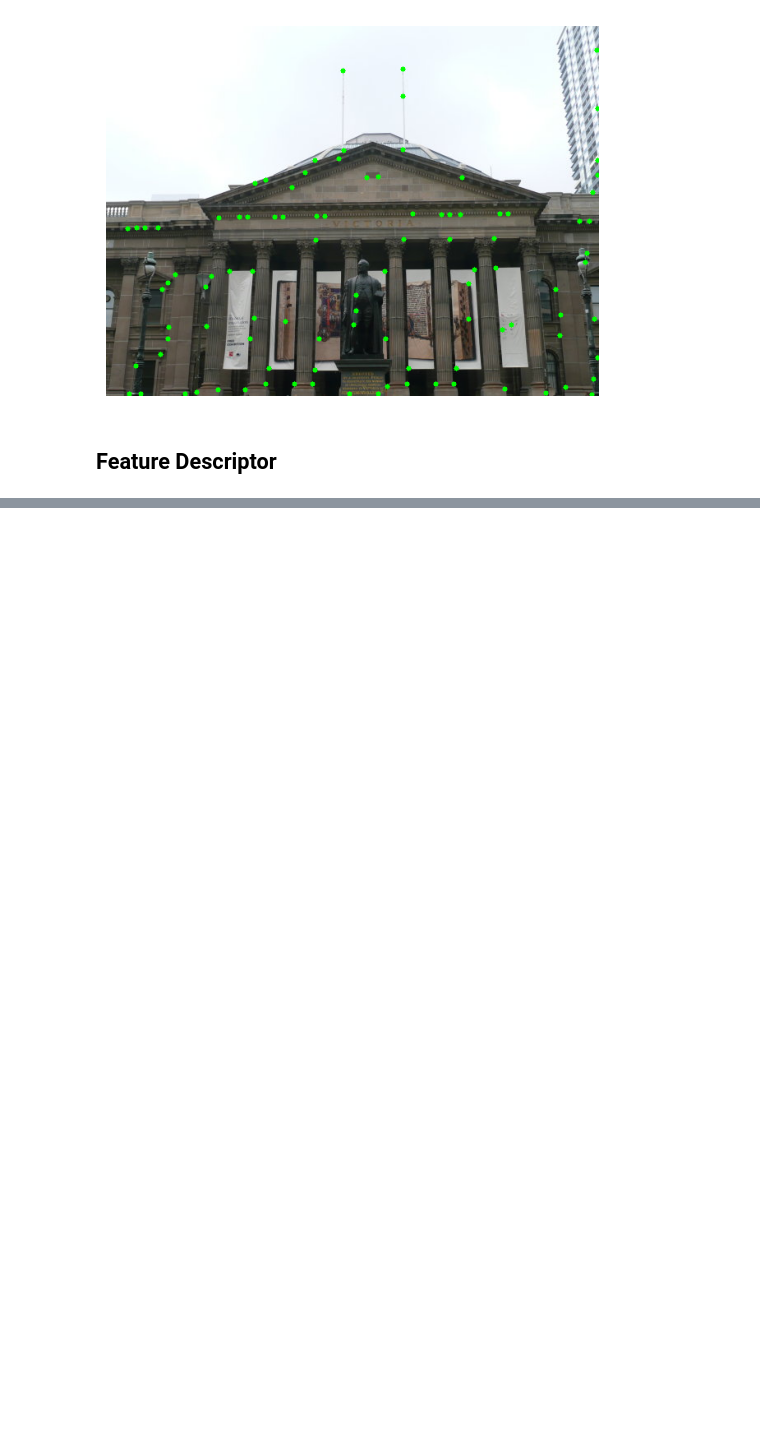
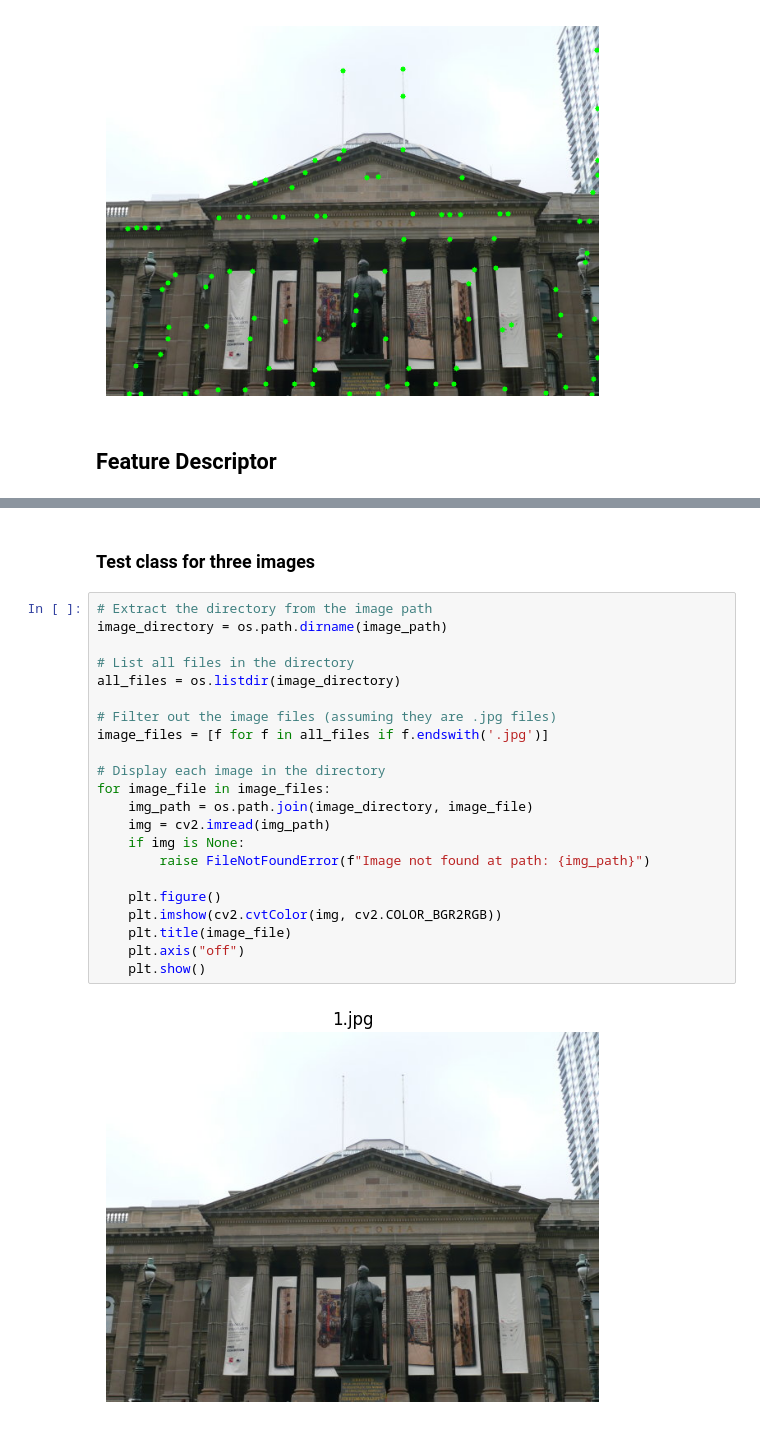
Before and after one commit to neehalsharrma/RBE549-S25-S01, a Jupyter notebook: hw1-myautopano/Phase1/Code/feature_generator.ipynb, the cells around one changed output, grey strips where cells are left out. Saved outputs shown, nothing was run; the diff lists cells and outputs as text; blank space fills up the shorter version.

```diff
--- a/hw1-myautopano/Phase1/Code/feature_generator.ipynb
+++ b/hw1-myautopano/Phase1/Code/feature_generator.ipynb
@@ -223,0 +350,26 @@ Feature Descriptor Shape: (100, 64, 1)
+# %% [markdown]
+### Test class for three images
+# %%
+# Extract the directory from the image path
+image_directory = os.path.dirname(image_path)
+
+# List all files in the directory
+all_files = os.listdir(image_directory)
+
+# Filter out the image files (assuming they are .jpg files)
+image_files = [f for f in all_files if f.endswith('.jpg')]
+
+# Display each image in the directory
+for image_file in image_files:
+    img_path = os.path.join(image_directory, image_file)
+    img = cv2.imread(img_path)
+    if img is None:
+        raise FileNotFoundError(f"Image not found at path: {img_path}")
+
+    plt.figure()
+    plt.imshow(cv2.cvtColor(img, cv2.COLOR_BGR2RGB))
+    plt.title(image_file)
+    plt.axis("off")
+    plt.show()
+# %% [output]
+[figure, added]
```
Also changed, not shown: parts of 7 cells of this notebook.
